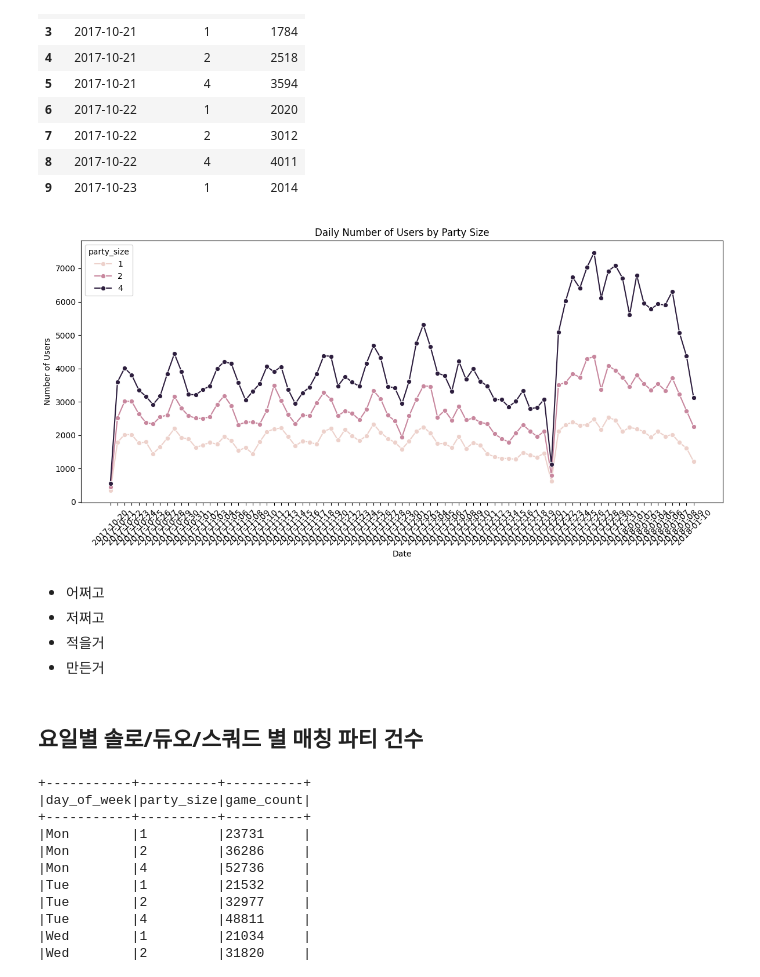
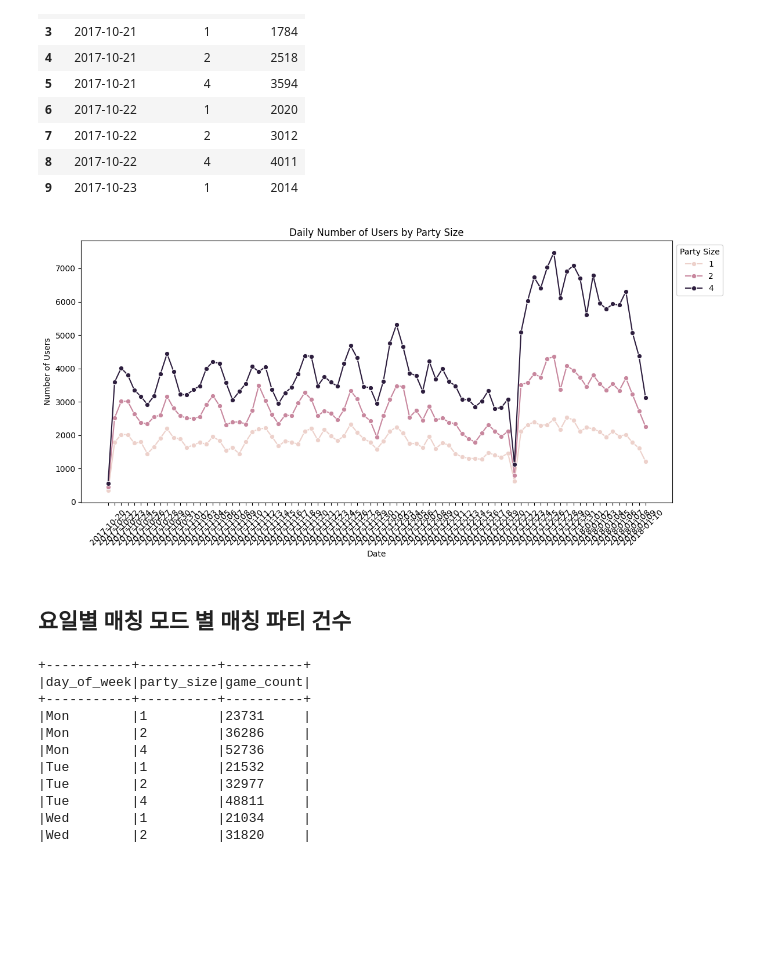
Before and after one commit to saeraniren/PUBG_Match_Deaths_and_Statistics, a Jupyter notebook: main.ipynb, the cells around one changed output. Saved outputs shown, nothing was run; the diff lists cells and outputs as text; code cells hidden in the pictures; blank space fills up the shorter version.

```diff
--- a/main.ipynb
+++ b/main.ipynb
@@ -467,22 +406,25 @@ pdf.head(10)
 # %%
 # 데이터 시각화
 plt.figure(figsize=(12, 6))
 sns.lineplot(data=pdf, x="date_period", y="game_count", hue="party_size", marker="o")
 plt.xticks(rotation=45)
+
 plt.xlabel("Date")
 plt.ylabel("Number of Users")
 plt.title("Daily Number of Users by Party Size")
+
+plt.legend(
+    title="Party Size",
+    bbox_to_anchor=(1, 1),   # (x, y) 위치
+    loc="upper left"         # 앵커 기준점
+)
+
 plt.tight_layout()
 plt.show()
 # %% [output]
-[figure, old version]
+[figure, new version]
-# %% [markdown]
-- 어쩌고
-- 저쩌고
-- 적을거
-- 만든거
 # %% [markdown]
-## **요일별 솔로/듀오/스쿼드 별 매칭 파티 건수**
+## **요일별 매칭 모드 별 매칭 파티 건수**
 # %%
 # 데이터 일자 변환
 df_formatted = df.withColumn("date_period", date_format(col("date"), "yyyy-MM-dd"))
```
Also changed, not shown: parts of 16 cells of this notebook.
